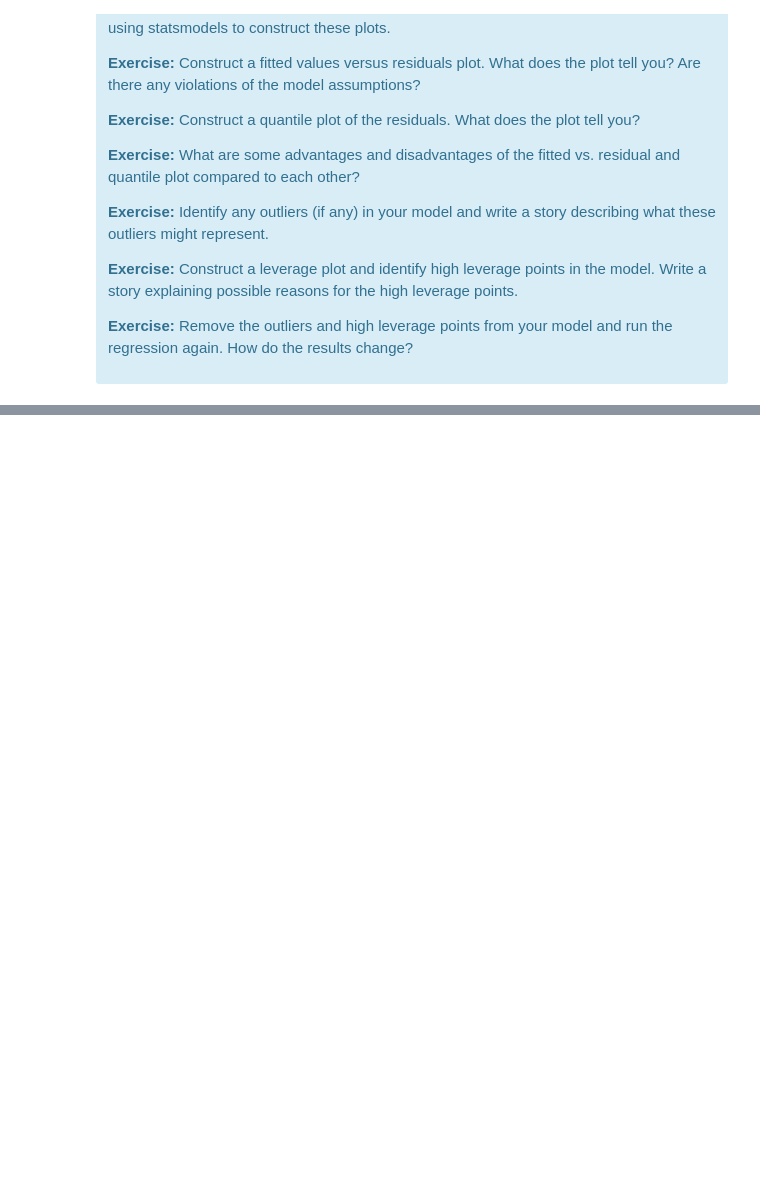
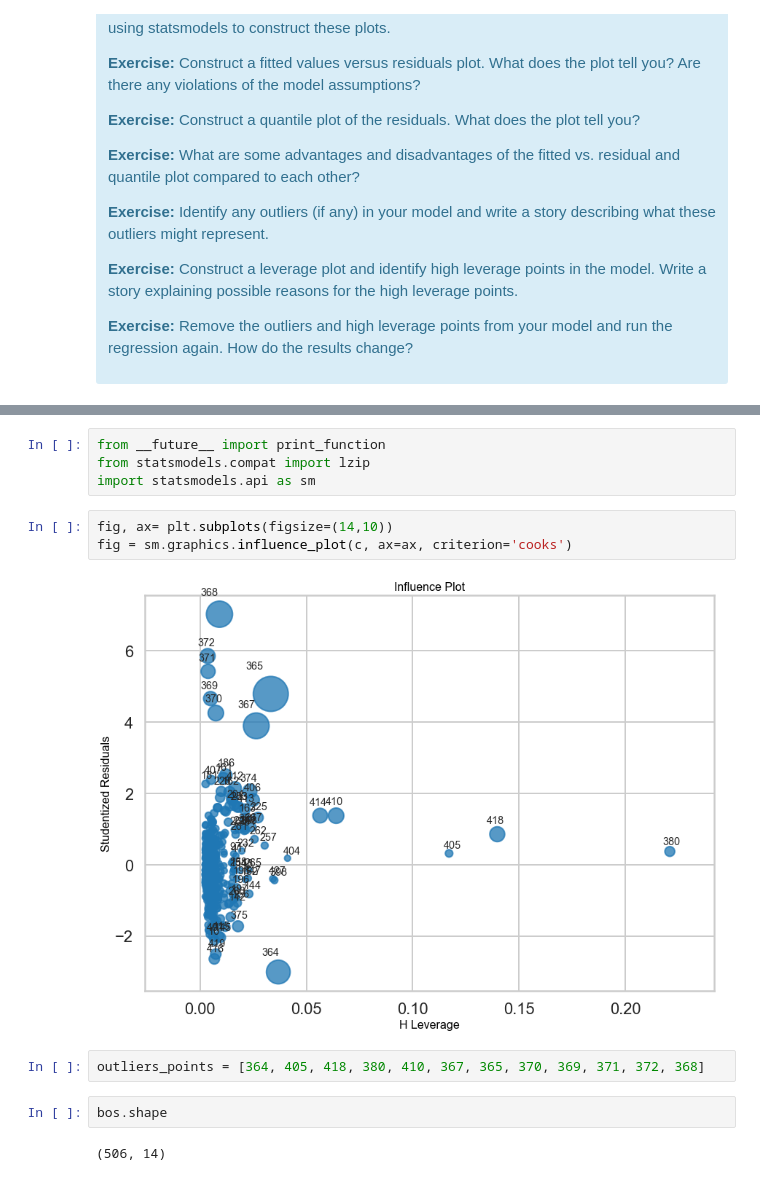
Before and after one commit to elhambahrami/Mini-Project-Linear-Regression, a Jupyter notebook: Mini_Project_Linear_Regression.ipynb, the cells around one changed output, grey strips where cells are left out. Drawn from its saved outputs; the diff is of its cells as text; blank space fills up the shorter version.

```diff
--- a/Mini_Project_Linear_Regression.ipynb
+++ b/Mini_Project_Linear_Regression.ipynb
@@ -914,0 +891,15 @@ Text(0,0.5,'Residuals')
+# %%
+from __future__ import print_function
+from statsmodels.compat import lzip
+import statsmodels.api as sm
+# %%
+fig, ax= plt.subplots(figsize=(14,10))
+fig = sm.graphics.influence_plot(c, ax=ax, criterion='cooks')
+# %% [output]
+[figure, added]
+# %%
+outliers_points = [364, 405, 418, 380, 410, 367, 365, 370, 369, 371, 372, 368]
+# %%
+bos.shape
+# %% [output]
+(506, 14)
```
Also changed, not shown: parts of 28 cells of this notebook.
